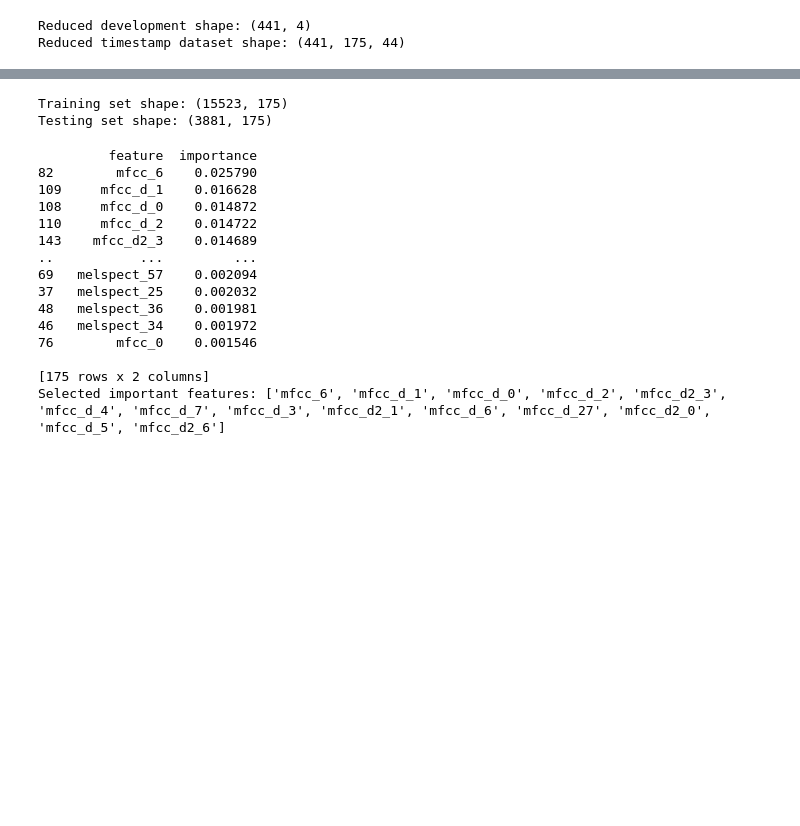
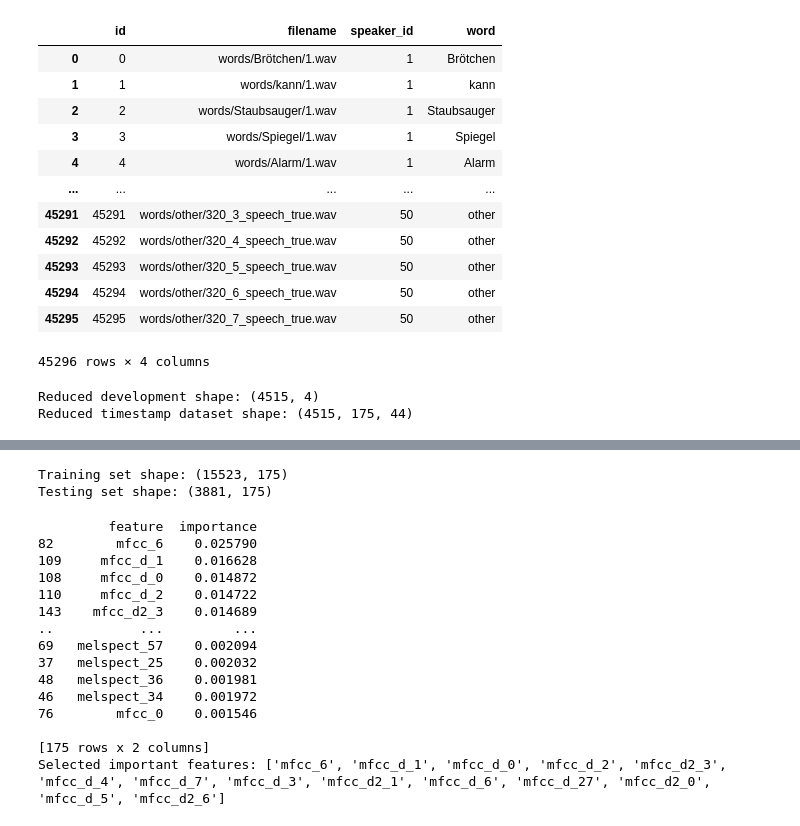
Before and after one commit to qtakmalay/JupyterProjects, a Jupyter notebook: ML and PC/Task3_final.ipynb, the cells around one changed output, grey strips where cells are left out. Cells and saved outputs as stored; diff of their text form; code cells hidden in the pictures; blank space fills up the shorter version.

```diff
--- a/ML and PC/Task3_final.ipynb
+++ b/ML and PC/Task3_final.ipynb
@@ -15,6 +15,28 @@ from sklearn.preprocessing import MinMaxScaler
 
 from joblib import Parallel, delayed
 from tqdm import tqdm
+# %%
+import numpy as np
+import pandas as pd
+from sklearn.preprocessing import LabelEncoder
+dataset_path = r"C:\Users\azatv\Jupyter\JupyterProjects\ML and PC\development.csv"
+development = pd.read_csv(dataset_path)
+# %%
+development
+# %% [output]
+|  | id | filename | speaker_id | word |
+| 0 | 0 | words/Brötchen/1.wav | 1 | Brötchen |
+| 1 | 1 | words/kann/1.wav | 1 | kann |
+| 2 | 2 | words/Staubsauger/1.wav | 1 | Staubsauger |
+| 3 | 3 | words/Spiegel/1.wav | 1 | Spiegel |
+| 4 | 4 | words/Alarm/1.wav | 1 | Alarm |
+| ... | ... | ... | ... | ... |
+| 45291 | 45291 | words/other/320_3_speech_true.wav | 50 | other |
+| 45292 | 45292 | words/other/320_4_speech_true.wav | 50 | other |
+| 45293 | 45293 | words/other/320_5_speech_true.wav | 50 | other |
+| 45294 | 45294 | words/other/320_6_speech_true.wav | 50 | other |
+| 45295 | 45295 | words/other/320_7_speech_true.wav | 50 | other |
+45296 rows × 4 columns
 # %%
 import numpy as np
 import pandas as pd
@@ -31,7 +53,7 @@ timestamp_dataset = np.load(timestamp_dataset_path)
 
 labels = development['word']
 
-reduced_size = len(development) // 100
+reduced_size = len(development) // 10
 
 unique_labels = labels.unique()
 samples_per_label = reduced_size // len(unique_labels)
@@ -49,8 +71,8 @@ reduced_timestamp_dataset = timestamp_dataset[reduced_indices]
 print(f"Reduced development shape: {reduced_development.shape}")
 print(f"Reduced timestamp dataset shape: {reduced_timestamp_dataset.shape}")
 # %% [output]
-Reduced development shape: (441, 4)
-Reduced timestamp dataset shape: (441, 175, 44)
+Reduced development shape: (4515, 4)
+Reduced timestamp dataset shape: (4515, 175, 44)
 # %%
 labels_repeated = reduced_development['word'].repeat(44).reset_index(drop=True)
 
```
Also changed, not shown: parts of 15 cells of this notebook, 3 other files.
